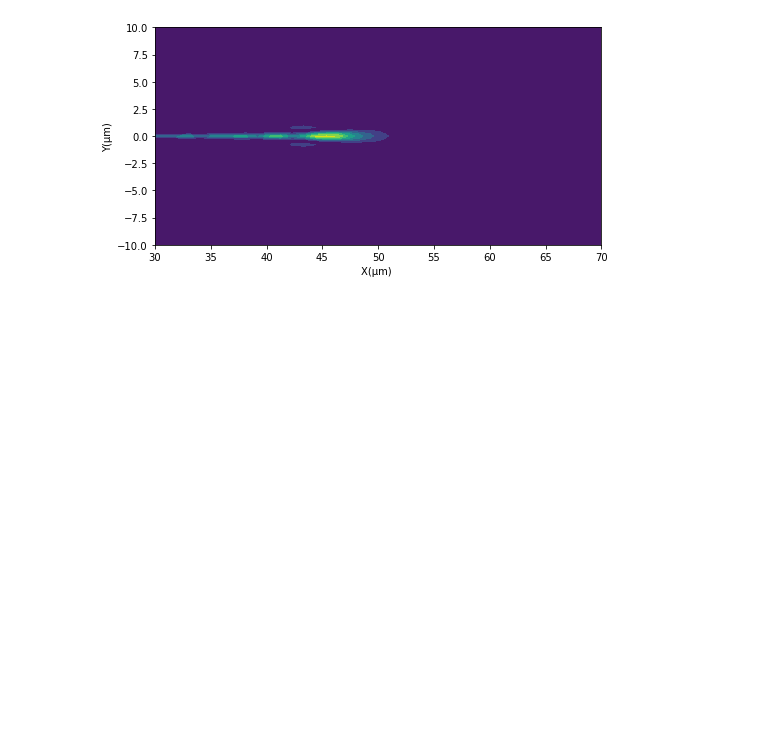
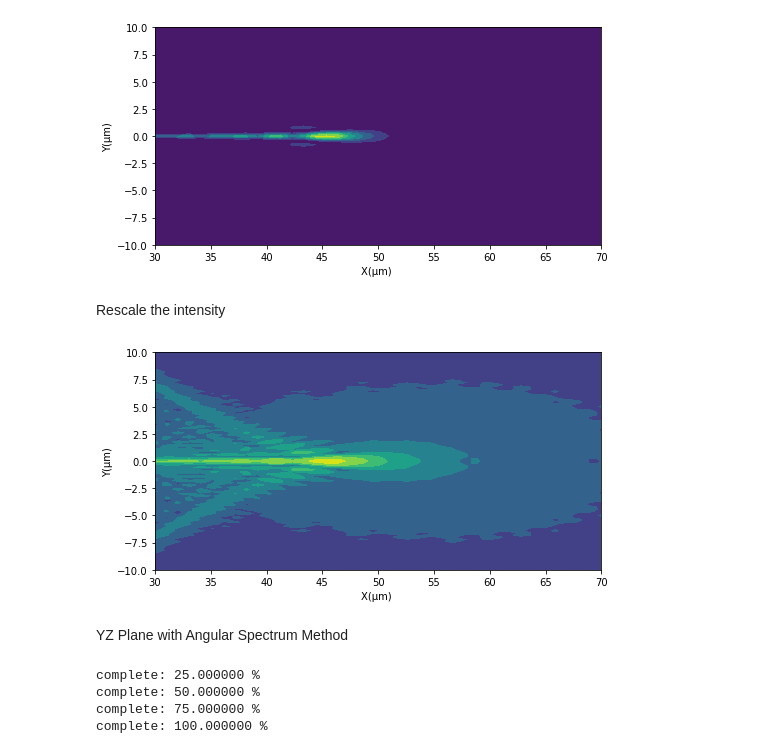
Before and after one commit to yesunhuang/Optics_Toolbox_In_Python, a Jupyter notebook: notebooks/DiffractionProblems.ipynb, the cells around one changed output. Drawn from its saved outputs; the diff is of its cells as text; code cells hidden in the pictures; blank space fills up the shorter version.

```diff
--- a/notebooks/DiffractionProblems.ipynb
+++ b/notebooks/DiffractionProblems.ipynb
@@ -232,3 +231,12 @@ zyrange=[[30,70],[-actual_Size/2,actual_Size/2]]
 displace_2d(I_zy,labels,zyrange,figureSize=(8,4),xylim=[[30,70],[-10,10]])
 # %% [output]
 [figure]
+# %% [markdown]
+Rescale the intensity
+# %%
+zyrange=[[30,70],[-actual_Size/2,actual_Size/2]]
+displace_2d(np.power(I_zy,0.2),labels,zyrange,figureSize=(8,4),xylim=[[30,70],[-10,10]])
+# %% [output]
+[figure, added]
+# %% [markdown]
+YZ Plane with Angular Spectrum Method
@@ -234,0 +249,15 @@ displace_2d(I_zy,labels,zyrange,figureSize=(8,4),xylim=[[30,70],[-10,10]])
+# %%
+index=0
+for z in z_range:
+    Uz=propagator.cal_wavefront(U0,z)
+    Iz=intensity(Uz)
+    #I_zy[:,index]=np.sum(Iz,axis=1)
+    I_zy[:,index]=Iz[:,round(N_size/2)]
+    index+=1
+    if index%10==0:
+        print(f'complete: {index/z_size*100:f} %')
+# %% [output]
+complete: 25.000000 %
+complete: 50.000000 %
+complete: 75.000000 %
+complete: 100.000000 %
```
Also changed, not shown: parts of 5 cells of this notebook, 1 other file.
